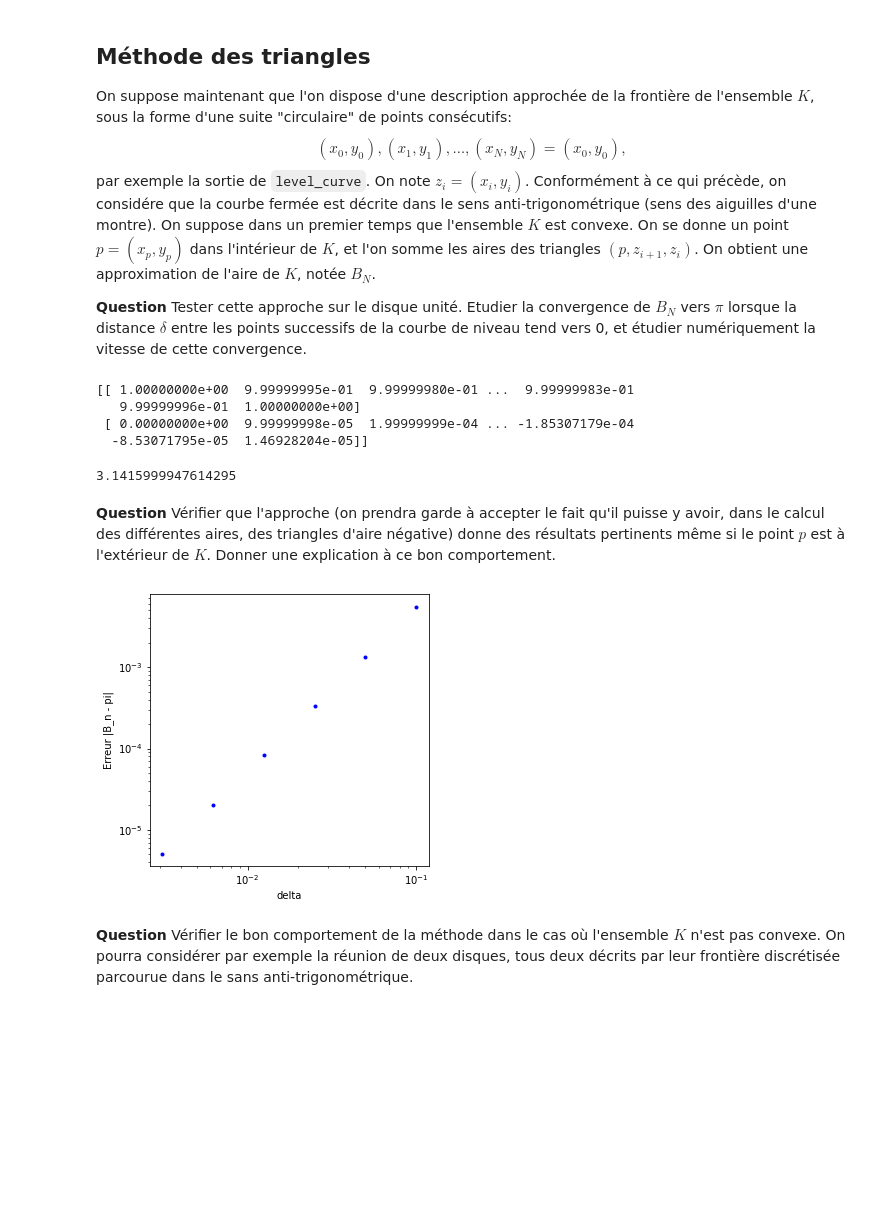
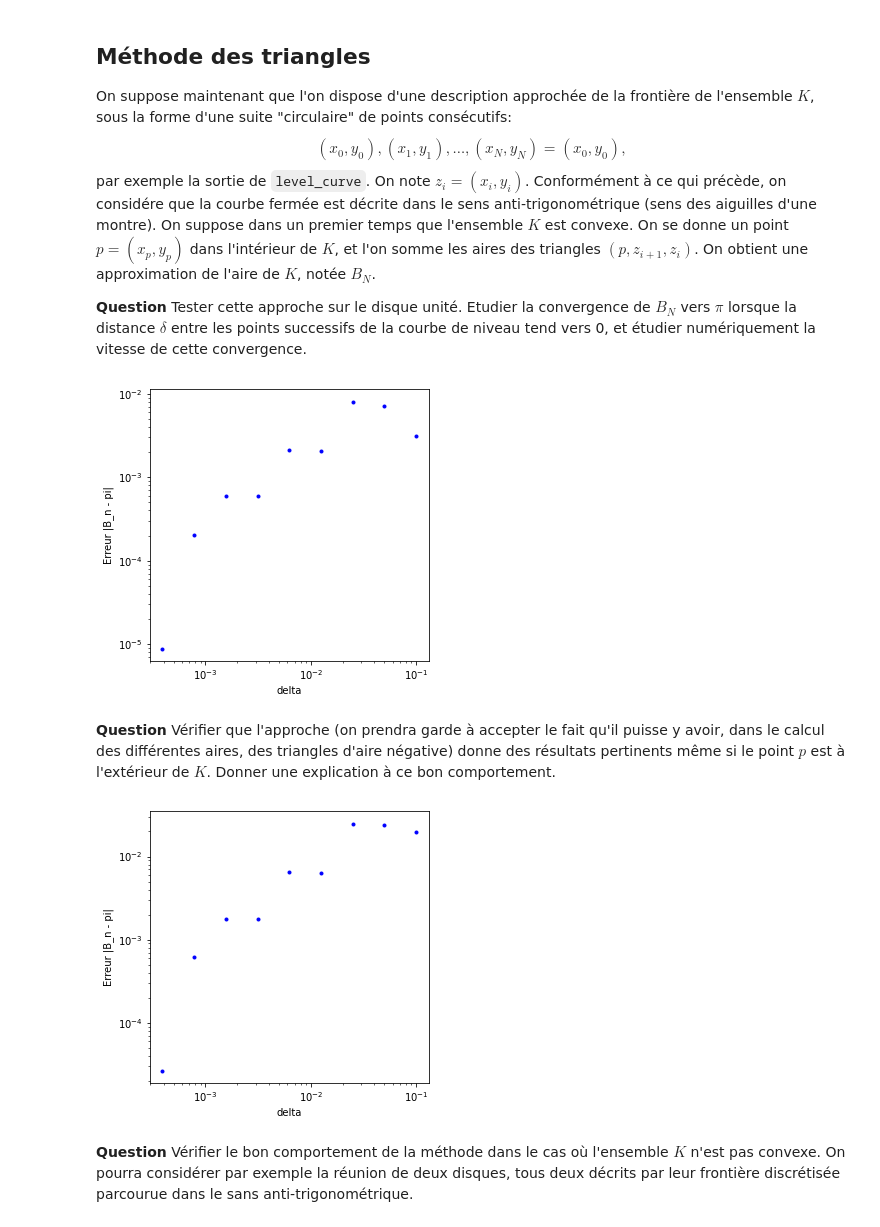
Before and after one commit to insectepoeme21/UE11_projet-numerique, a Jupyter notebook: Projet numérique - Calcul différentiel.ipynb, the cells around one changed output. Saved outputs shown, nothing was run; the diff lists cells and outputs as text; code cells hidden in the pictures; blank space fills up the shorter version.

```diff
--- a/Projet numérique - Calcul différentiel.ipynb
+++ b/Projet numérique - Calcul différentiel.ipynb
@@ -413,45 +480,39 @@ On obtient une approximation de l'aire de $K$, notée $B_N$.
 # %%
-def cercle(delta):
-    t = np.arange(0,2*np.pi+delta,delta)
-    n = t.size
-    tab = np.empty((2,n))
-    tab[0,:], tab[1,:] = np.cos(t), np.sin(t)
-    print(tab)
-    return tab, n
-
-def aire(delta, f, p):
-    p = np.array([0, 0])
-    tab, n = f(delta)
-    #plt.plot(tab[0,:], tab[1,:], 'r.')
-    a = 0
-    for i in range(n-1):
-        a += np.linalg.det([tab[:,i]-p, tab[:,i+1]-tab[:,i]])
-    return a/2
-
-def plot_err(deltai,n,divd,area,f,p): #delta initial, nb de pas, ratio entre delta, f° aire, f° cercle
-    delta = [deltai]    # delta initiale
+def plot_err_triangle(deltai,n,divd,f,p): #delta initial, nb de pas, ratio entre delta, f° aire, f° cercle
+    """affiche l'erreur commise avec la méthode des triagles, selon differentes valeurs de delta"""
+    delta = [deltai]    # delta initial
     for i in range(n):
         delta.append(delta[i]/divd)
+
     err = []    # erreur
-    for i in delta:
-        err.append(abs(area(i, f, p)-np.pi))
+    for elt in delta:
+        err.append(abs(aire_triangle(elt, f, p)-np.pi))
+
     plt.plot(delta, err, 'b.')
     plt.xscale("log")
     plt.yscale("log")
     plt.xlabel("delta")
     plt.ylabel("Erreur |B_n - pi|")
-
-aire(0.0001, cercle, np.array([0, 0]) )
-#plot_err(0.1,5,2,aire,cercle, np.array([0, 0]))
-# %% [output]
-[[ 1.00000000e+00  9.99999995e-01  9.99999980e-01 ...  9.99999983e-01
-   9.99999996e-01  1.00000000e+00]
- [ 0.00000000e+00  9.99999998e-05  1.99999999e-04 ... -1.85307179e-04
-  -8.53071795e-05  1.46928204e-05]]
-3.1415999947614295
+# %%
+#méthode des triangles appliquée au cercle unité
+
+def cercle(delta):
+    """renvoie un échantillonnage du cercle unité"""
+    t = np.arange(0,2*np.pi+delta,delta) #échelonnage du [0, 2*pi]
+    n = t.size
+    tab = np.empty((2,n))
+    tab[0,:], tab[1,:] = np.cos(t), np.sin(t) #échelonnage du cercle unité
+    return tab, n
+
+#aire(0.0001, cercle, np.array([0, 0]) )
+plot_err_triangle(0.1,8,2,cercle, np.array([0, 0]))
+# %% [output]
+[figure, added]
 # %% [markdown]
 **Question** Vérifier que l'approche (on prendra garde à accepter le fait qu'il puisse y avoir, dans le calcul des différentes aires,  des triangles d'aire négative) donne des résultats pertinents même si le point $p$ est  à l'extérieur de $K$. Donner une explication à ce bon comportement.
-# %%
-plot_err(0.1,5,2,aire,cercle, np.array([-2, 0]))
-# %% [output]
-[figure, removed]
+# %%
+#affichage de l'erreur commise par la méthode des rectangles appliquée au cercle unité
+#avec le point [-2,0], externe au cercle
+plot_err_triangle(0.1,8,2,cercle, np.array([-2, 0]))
+# %% [output]
+[figure, added]
```
Also changed, not shown: parts of 14 cells of this notebook, 1 other file.
